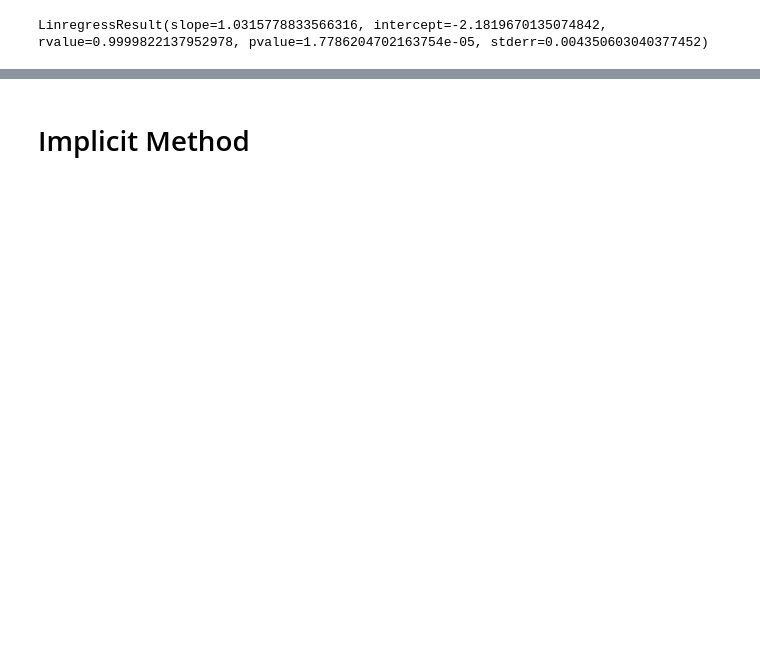
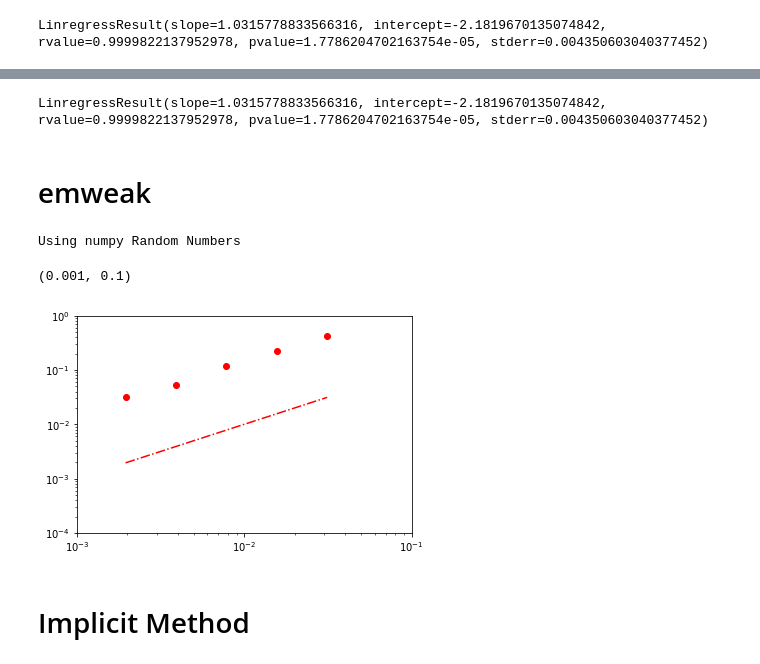
Before and after one commit to tao-yu/cox-ingersoll-ross, a Jupyter notebook: sim/Higham.ipynb, the cells around one changed output, grey strips where cells are left out. Cells and saved outputs as stored; diff of their text form; code cells hidden in the pictures; blank space fills up the shorter version.

Commit message:
Reproduce emweak

```diff
--- a/sim/Higham.ipynb
+++ b/sim/Higham.ipynb
@@ -272,3 +349,39 @@ LinregressResult(slope=1.0315778833566316, intercept=-2.1819670135074842, rvalue
+# %%
+stats.linregress(np.log(dt_vals),np.log(np.mean(X_err, axis=0)))
+# %% [output]
+LinregressResult(slope=1.0315778833566316, intercept=-2.1819670135074842, rvalue=0.9999822137952978, pvalue=1.7786204702163754e-05, stderr=0.004350603040377452)
+# %% [markdown]
+# emweak
+# %%
+reset_seed()
+
+lamda = 2
+mu = 0.1
+
+f = lambda x: lamda * x
+g = lambda x: mu * x
+
+X_0 = 1
+T = 1
+M = 50000
+X_em = np.zeros(5)
+for i, p in enumerate(range(1, 6)):
+    Dt = 2**(p-10)
+    L = int(T/Dt)
+    t, W = brownian_path2(T, L, M)
+    X_em[i] = solve_em2(f, g, X_0, t, W)[1][:,-1].mean()
+X_err = np.abs(X_em - np.exp(lamda*T))
+
+dt_vals = 2**(np.arange(1, 6).astype(float)-10)
+plt.loglog(dt_vals, X_err, "ro")
+plt.loglog(dt_vals, dt_vals, "r-.")
+
+plt.ylim(10**(-4), 1)
+plt.xlim(10**(-3), 10**(-1))
+# %% [output]
+Using numpy Random Numbers
+(0.001, 0.1)
+[figure, added]
 # %% [markdown]
 # Implicit Method
 # %%
```
Also changed, not shown: parts of 13 cells of this notebook.
